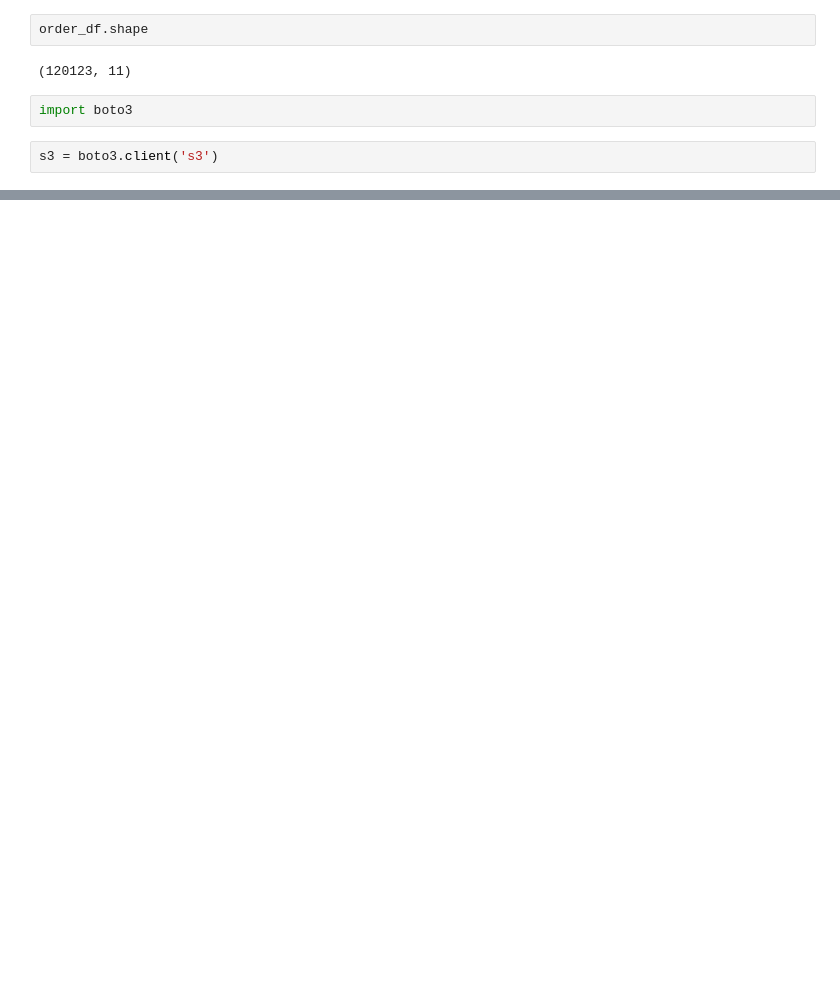
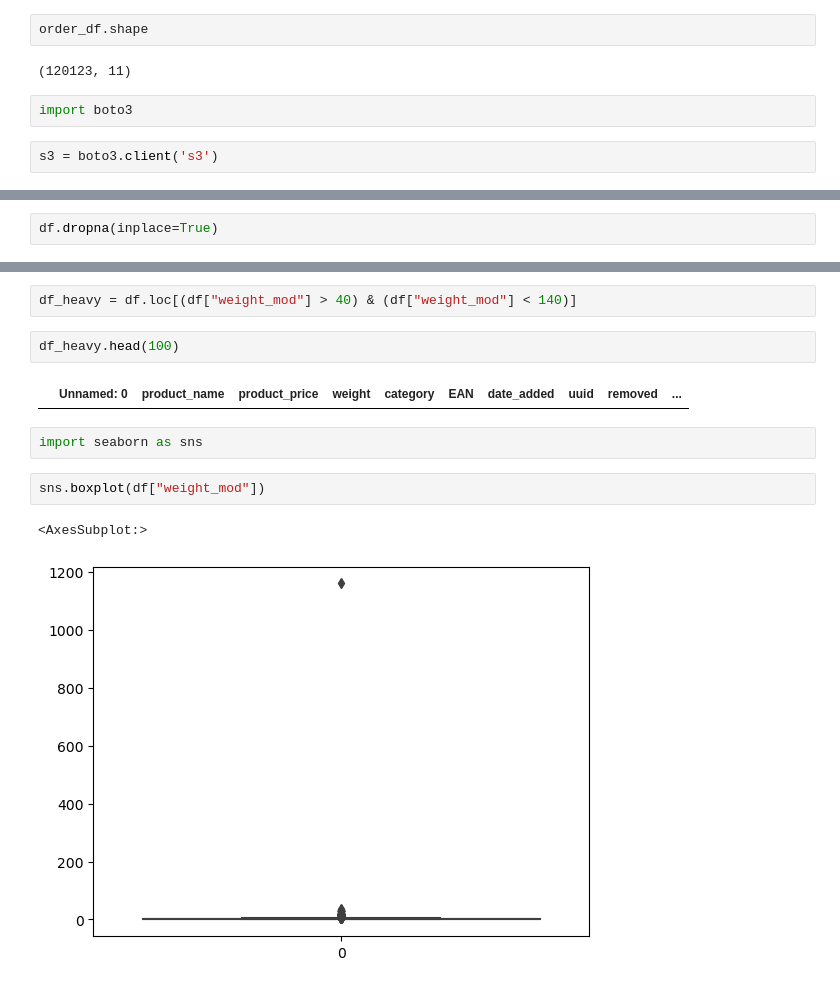
Before and after one commit to abhikmukh/multinational-retail-data-centralisation946, a Jupyter notebook: data_analysis.ipynb, the cells around one changed output, grey strips where cells are left out. Drawn from its saved outputs; the diff is of its cells as text; blank space fills up the shorter version.

```diff
--- a/data_analysis.ipynb
+++ b/data_analysis.ipynb
@@ -659,0 +688,2 @@ ImportError: Install s3fs to access S3
+# %%
+df.dropna(inplace=True)
@@ -659,0 +740,13 @@ ImportError: Install s3fs to access S3
+# %%
+df_heavy = df.loc[(df["weight_mod"] > 40) & (df["weight_mod"] < 140)]
+# %%
+df_heavy.head(100)
+# %% [output]
+|  | Unnamed: 0 | product_name | product_price | weight | category | EAN | date_added | uuid | removed | ... |
+# %%
+import seaborn as sns
+# %%
+sns.boxplot(df["weight_mod"])
+# %% [output]
+<AxesSubplot:>
+[figure, added]
```
Also changed, not shown: parts of 13 cells of this notebook, 17 other files.
